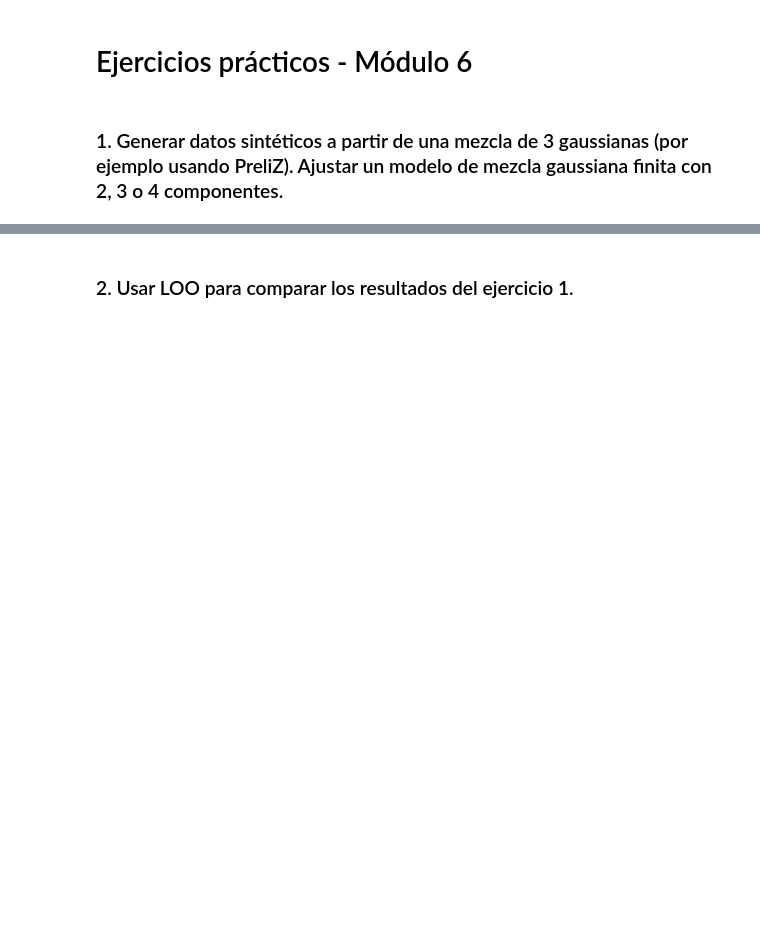
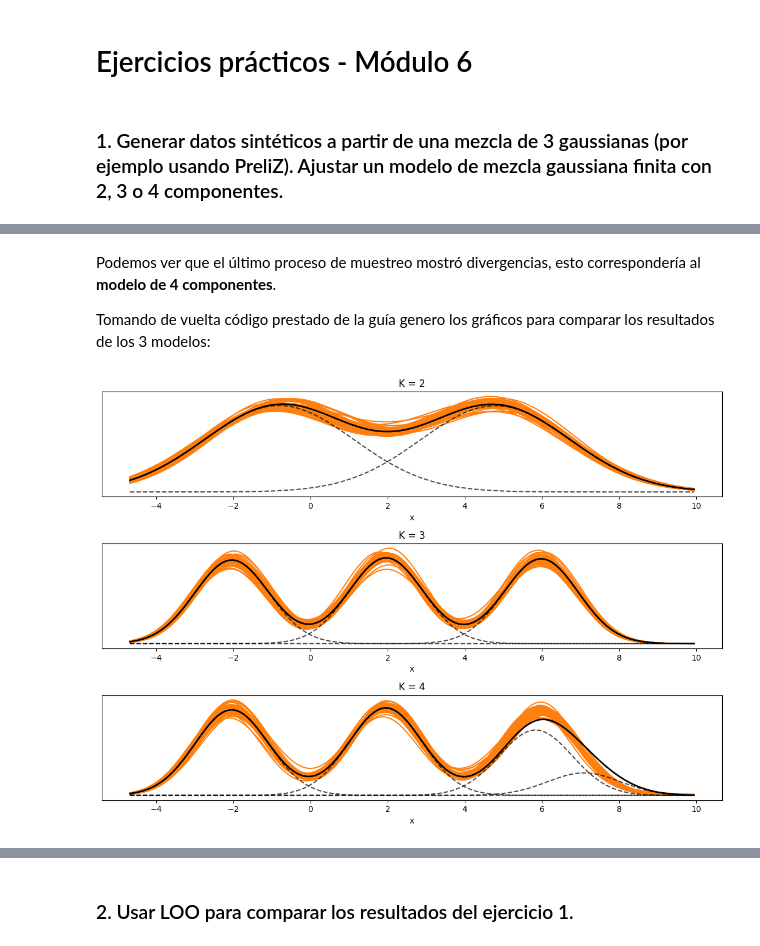
Before and after one commit to Gerardo1909/EEI2_ejercicios, a Jupyter notebook: ejercicios/modulo6.ipynb, the cells around one changed output, grey strips where cells are left out. Drawn from its saved outputs; the diff is of its cells as text; code cells hidden in the pictures; blank space fills up the shorter version.

```diff
--- a/ejercicios/modulo6.ipynb
+++ b/ejercicios/modulo6.ipynb
@@ -16,0 +79,30 @@ warnings.simplefilter(action='ignore', category=FutureWarning)
+# %% [markdown]
+Podemos ver que el último proceso de muestreo mostró divergencias, esto correspondería al **modelo de 4 componentes**.
+
+Tomando de vuelta código prestado de la guía genero los gráficos para comparar los resultados de los 3 modelos:
+# %%
+_, ax = plt.subplots(3, 1, figsize=(11, 8))
+
+ax = np.ravel(ax)
+x = np.linspace(data_3_mix.min(), data_3_mix.max(), 200)
+for idx, idata_x in enumerate(idatas):
+    posterior_x = idata_x.posterior.stack(samples=("chain", "draw"))
+    x_ = np.array([x] * Ks[idx]).T
+
+    for i_ in np.random.randint(0, posterior_x.samples.size, size=50):
+        dist = pz.Normal(posterior_x['μ'][:,i_], posterior_x['σ'][i_])
+        ax[idx].plot(x, np.sum(dist.pdf(x_) *  posterior_x['w'][:,i_].values, 1), 'C1')
+
+    p_y = posterior_x['w'].mean("samples")
+    dist = pz.Normal(posterior_x['μ'].mean("samples"), posterior_x['σ'].mean())
+    ax[idx].plot(x, np.sum(dist.pdf(x_) * p_y.values, 1), 'k', lw=2)
+    ax[idx].plot(x, dist.pdf(x_) * p_y.values, 'k--', alpha=0.7)
+
+    ax[idx].set_title('K = {}'.format(Ks[idx]))
+    ax[idx].set_yticks([])
+    ax[idx].set_xlabel('x')
+
+plt.tight_layout()
+plt.show()
+# %% [output]
+[figure, added]
```
Also changed, not shown: parts of 53 cells of this notebook, 1 other file.
